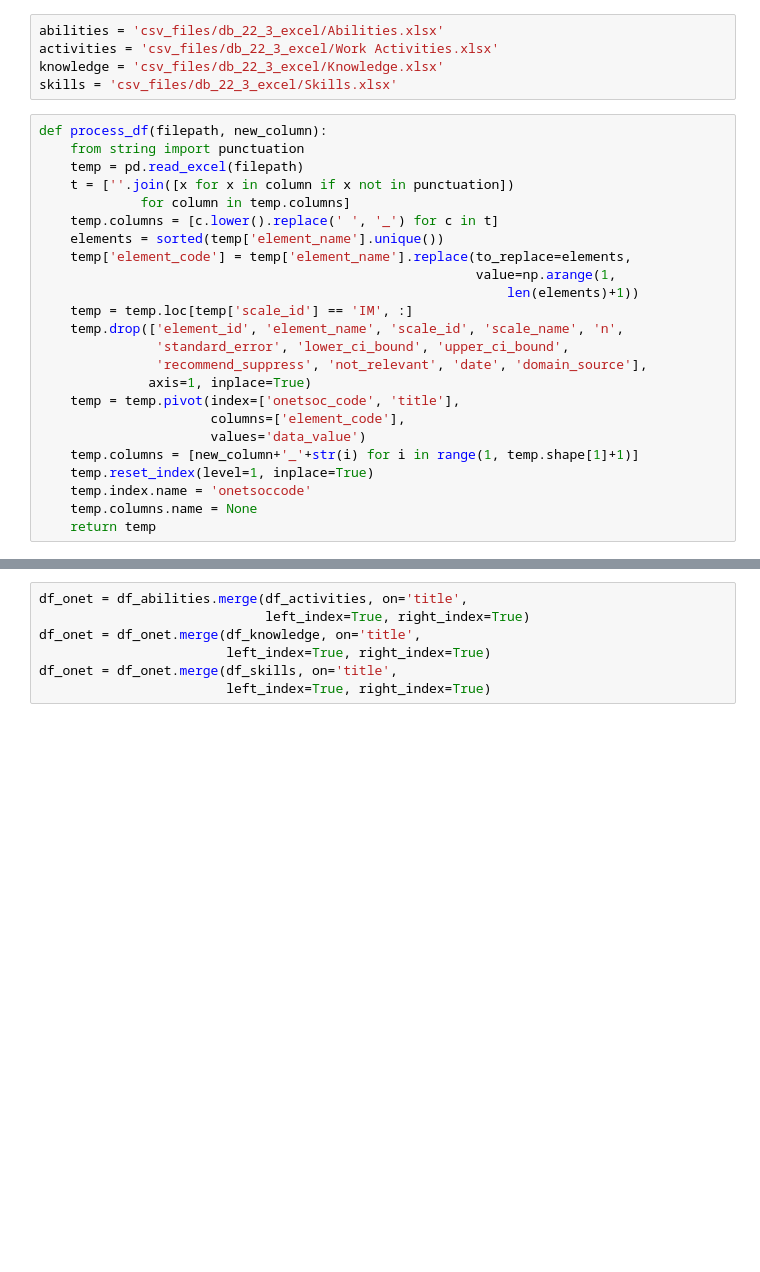
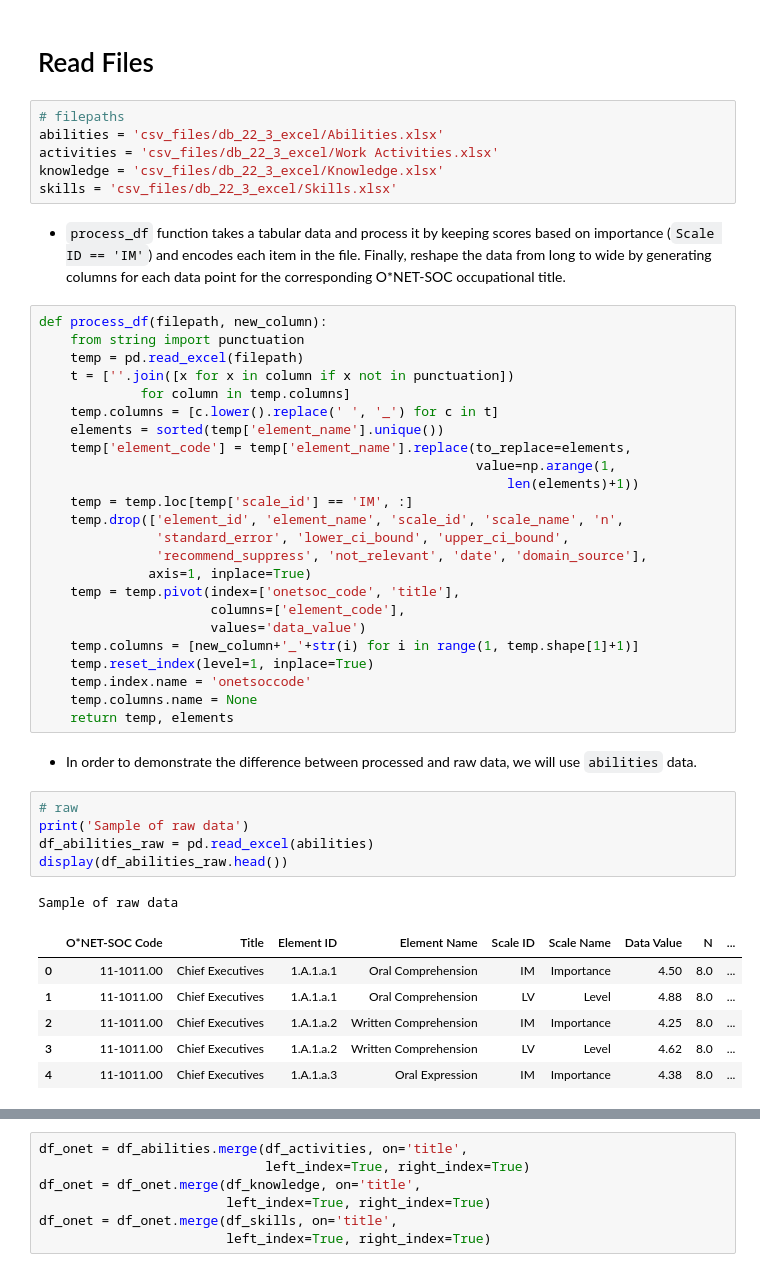
Before and after one commit to alirifat/AI-and-Labor-Market, a Jupyter notebook: python_version/onet.ipynb, the cells around one changed output, grey strips where cells are left out. Drawn from its saved outputs; the diff is of its cells as text; blank space fills up the shorter version.

```diff
--- a/python_version/onet.ipynb
+++ b/python_version/onet.ipynb
@@ -7,8 +23,13 @@ import numpy as np
+# %% [markdown]
+# Read Files
 # %%
+# filepaths
 abilities = 'csv_files/db_22_3_excel/Abilities.xlsx'
 activities = 'csv_files/db_22_3_excel/Work Activities.xlsx'
 knowledge = 'csv_files/db_22_3_excel/Knowledge.xlsx'
 skills = 'csv_files/db_22_3_excel/Skills.xlsx'
+# %% [markdown]
+* `process_df` function takes a tabular data and process it by keeping scores based on importance (`Scale ID == 'IM'`) and encodes each item in the file. Finally, reshape the data from long to wide by generating columns for each data point for the corresponding O\*NET-SOC occupational title.
 # %%
 def process_df(filepath, new_column):
     from string import punctuation
@@ -32,5 +53,20 @@ def process_df(filepath, new_column):
     temp.reset_index(level=1, inplace=True)
     temp.index.name = 'onetsoccode'
     temp.columns.name = None
-    return temp
+    return temp, elements
+# %% [markdown]
+* In order to demonstrate the difference between processed and raw data, we will use `abilities` data.
+# %%
+# raw
+print('Sample of raw data')
+df_abilities_raw = pd.read_excel(abilities)
+display(df_abilities_raw.head())
+# %% [output]
+Sample of raw data
+|  | O*NET-SOC Code | Title | Element ID | Element Name | Scale ID | Scale Name | Data Value | N | ... |
+| 0 | 11-1011.00 | Chief Executives | 1.A.1.a.1 | Oral Comprehension | IM | Importance | 4.50 | 8.0 | ... |
+| 1 | 11-1011.00 | Chief Executives | 1.A.1.a.1 | Oral Comprehension | LV | Level | 4.88 | 8.0 | ... |
+| 2 | 11-1011.00 | Chief Executives | 1.A.1.a.2 | Written Comprehension | IM | Importance | 4.25 | 8.0 | ... |
+| 3 | 11-1011.00 | Chief Executives | 1.A.1.a.2 | Written Comprehension | LV | Level | 4.62 | 8.0 | ... |
+| 4 | 11-1011.00 | Chief Executives | 1.A.1.a.3 | Oral Expression | IM | Importance | 4.38 | 8.0 | ... |
 # %%
```
Also changed, not shown: parts of 10 cells of this notebook.
